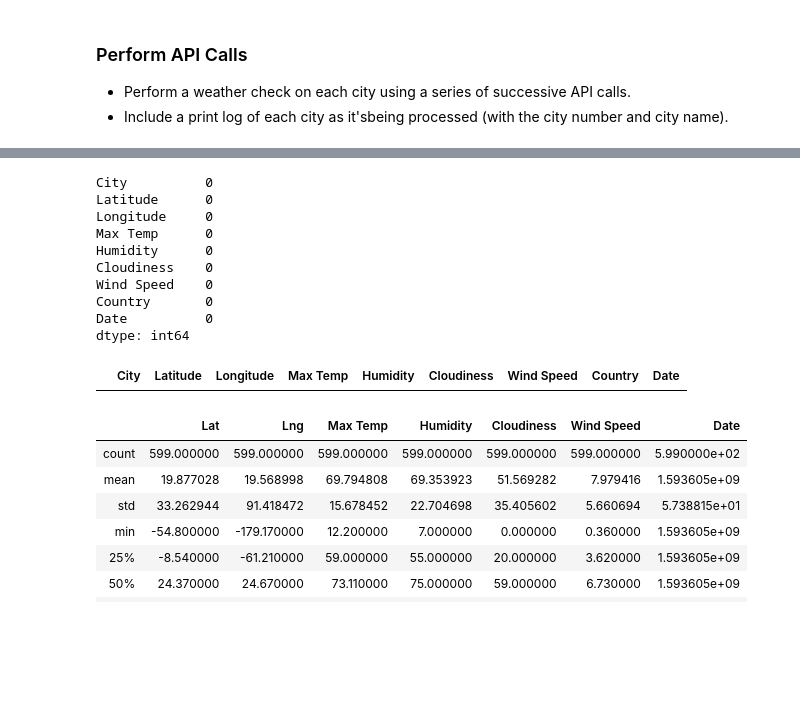
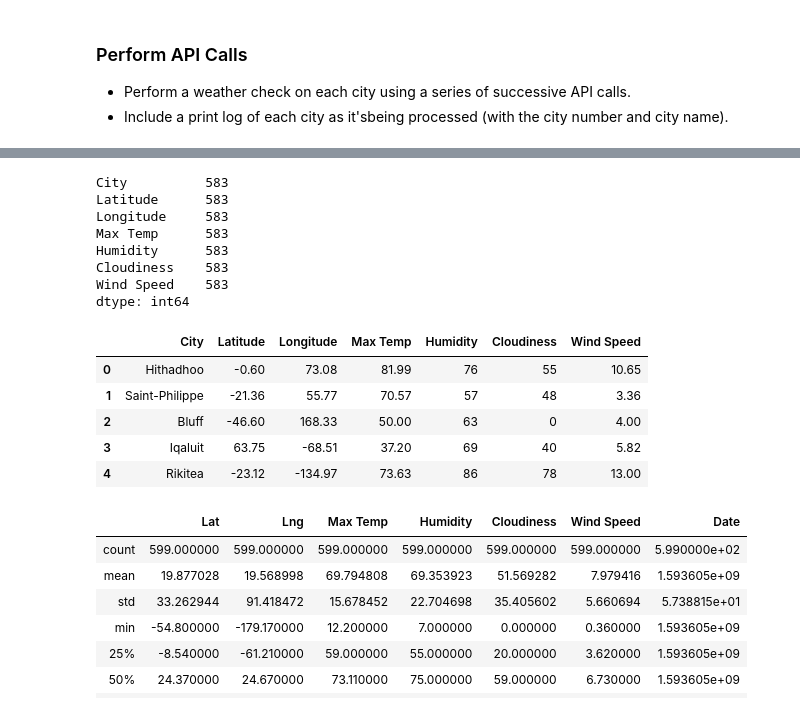
Before and after one commit to j1-aggie/Python-api-Challenge, a Jupyter notebook: WeatherPy/WeatherPy.ipynb, the cells around one changed output, grey strips where cells are left out. Drawn from its saved outputs; the diff is of its cells as text; code cells hidden in the pictures; blank space fills up the shorter version.

```diff
--- a/WeatherPy/WeatherPy.ipynb
+++ b/WeatherPy/WeatherPy.ipynb
@@ -72,0 +72,7 @@ http://api.openweathermap.org/data/2.5/weather?appid=486a3f0a342100df108bae3ce4d
+# %%
+# OpenWeatherMap API Key
+api_key = weather_api_key
+
+# Starting URL for Weather Map API Call
+url = 'http://api.openweathermap.org/data/2.5/weather?units=Imperial&APPID=' + api_key
+print(url)
@@ -120,36 +142,39 @@ kyle of lochalsh not found, skipping to next city!
 * Display the DataFrame
 # %%
 weather_dict = {
-    "City": cityName,
+
+    "City": city_name,
     "Latitude": lat,
-    "Longitude": long,
-    "Max Temp": maxtemp,
-    "Humidity": humidity,
-    "Cloudiness": cloudiness,
-    "Wind Speed": windSpeed,
-    "Country": countryName,
-    "Date": date,
+    "Longitude": lng,
+    "Max Temp": temp,
+    "Humidity": humid,
+    "Cloudiness": clouds,
+    "Wind Speed": wind,
+
 
 }
 
 weather_data = pd.DataFrame(weather_dict)
 weather_data.count()
 # %% [output]
-City          0
-Latitude      0
-Longitude     0
-Max Temp      0
-Humidity      0
-Cloudiness    0
-Wind Speed    0
-Country       0
-Date          0
+City          583
+Latitude      583
+Longitude     583
+Max Temp      583
+Humidity      583
+Cloudiness    583
+Wind Speed    583
 dtype: int64
 # %%
 weather_data = pd.DataFrame(weather_dict)
-weather_data.head()
+weather_data.head(5)
 # %% [output]
-|  | City | Latitude | Longitude | Max Temp | Humidity | Cloudiness | Wind Speed | Country | Date |
+|  | City | Latitude | Longitude | Max Temp | Humidity | Cloudiness | Wind Speed |
+| 0 | Hithadhoo | -0.60 | 73.08 | 81.99 | 76 | 55 | 10.65 |
+| 1 | Saint-Philippe | -21.36 | 55.77 | 70.57 | 57 | 48 | 3.36 |
+| 2 | Bluff | -46.60 | 168.33 | 50.00 | 63 | 0 | 4.00 |
+| 3 | Iqaluit | 63.75 | -68.51 | 37.20 | 69 | 40 | 5.82 |
+| 4 | Rikitea | -23.12 | -134.97 | 73.63 | 86 | 78 | 13.00 |
 # %%
 #stats
 # %% [output]
```
Also changed, not shown: parts of 7 cells of this notebook, 1 other file.
